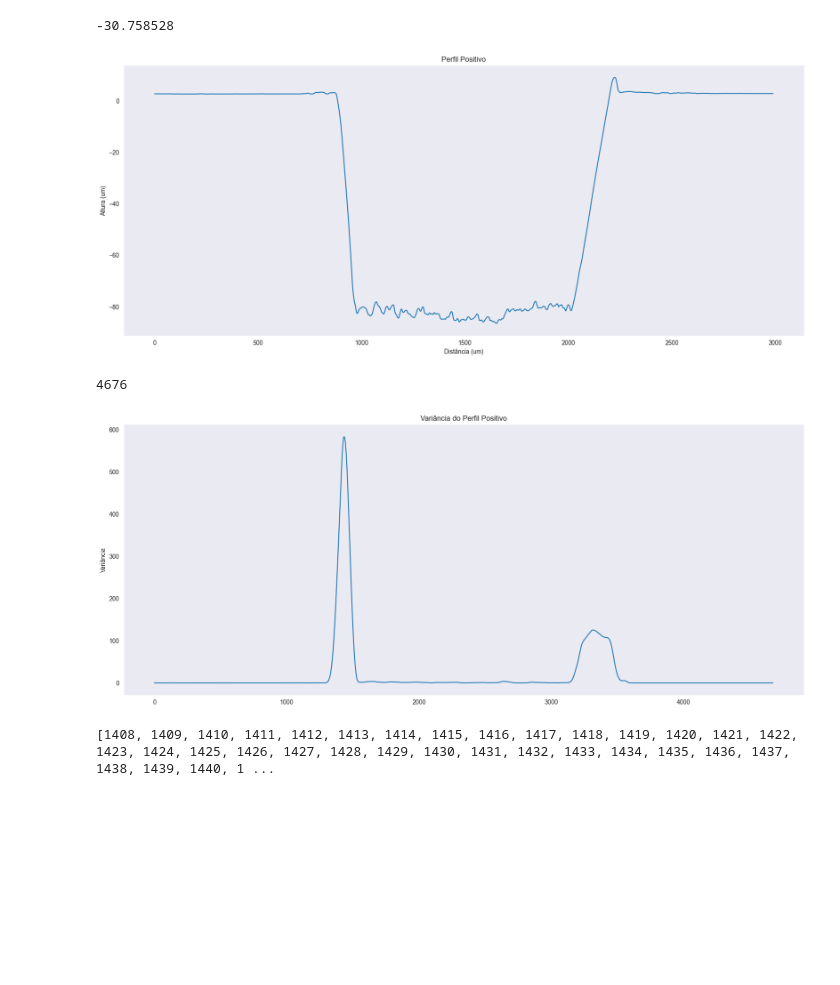
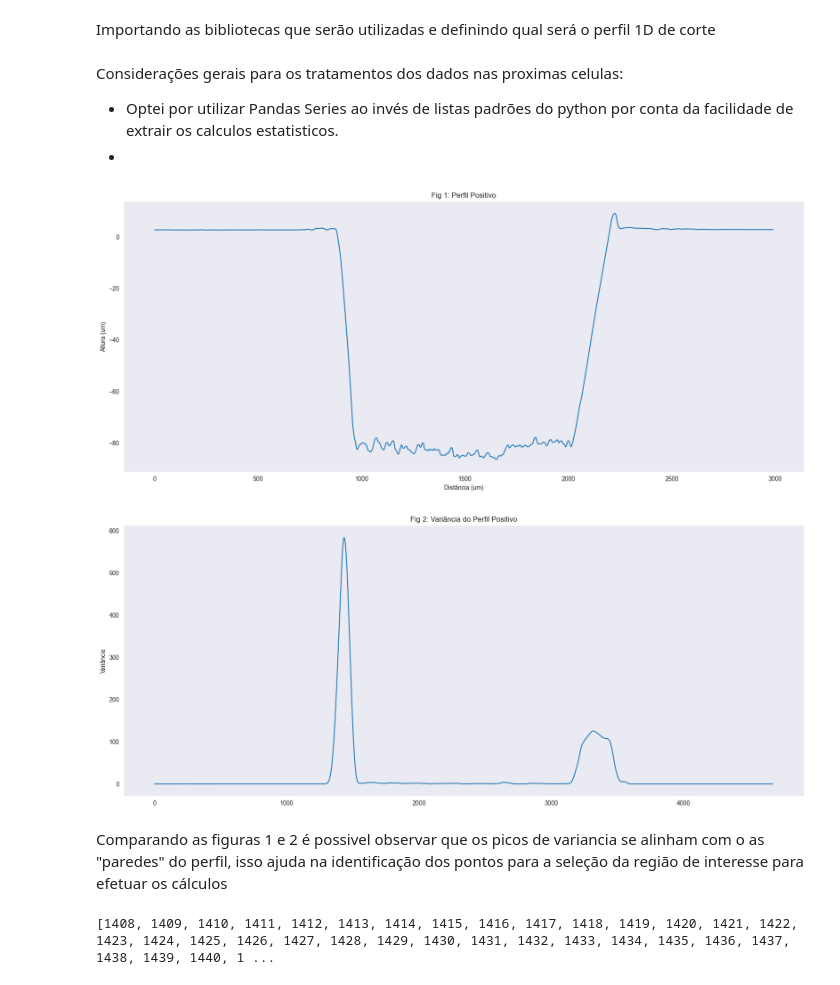
Before and after one commit to Pidoviski/calculadora_de_rugosidade, a Jupyter notebook: main.ipynb, the cells around one changed output. Saved outputs shown, nothing was run; the diff lists cells and outputs as text; code cells hidden in the pictures; blank space fills up the shorter version.

```diff
--- a/main.ipynb
+++ b/main.ipynb
@@ -328,62 +334,98 @@ x,y,z = loader.get_data_2D()
+# %% [markdown]
+Importando as bibliotecas que serão utilizadas e definindo qual será o perfil 1D de corte
 # %%
 import pandas as pd
 import seaborn as sns
+import numpy as np
 
-pontos = 125
-corte = 150
+pontos = 125  #Quantidade de pontos que a logica de varredura percorre para calcular a variancia
+corte = 150   #Perfil 1D de corte
+figure = 0    #Variavel que conta as imagens geradas ao longo do código
+
 
 sns.set_style('dark')
 sns.set_palette('tab10')
+# %% [markdown]
+Considerações gerais para os tratamentos dos dados nas proximas celulas:
+
+ - Optei por utilizar Pandas Series ao invés de listas padrões do python por conta da facilidade de extrair os calculos estatisticos.
+ -
 # %%
-altura = pd.Series()
+altura = pd.Series() #Lista onde é armazenado as alturas do perfil selecionado, utilizei o pandas por conta da facilidade de fazer calculos estatisticos
+aux = pd.Series() #Lista auxiliar para armazenar dados temporarios que construirão a curva de variancia do perfil
+altura_var = pd.Series() #Lista que armazenará a variância
+
+#Varre todos os pontos da linha de "corte" da matriz Z
 for i in range(len(y)):
     altura[i] = ((z[i][corte]*1000000))
-print(altura.mean())
+
+#identificando o tipo de Perfil
 if altura.mean() > 0:
     Perfil = "Negativo"
 else:
     Perfil = "Positivo"
 
+
+aux = pd.Series() #Lista auxiliar para armazenar dados temporarios que construirão a curva de variancia do perfil
+altura_var = pd.Series() #Lista que armazenará a variância
+
+#Laço que varre "x" pontos para calcular a variancia local, sempre se deslocando 1 ponto para o final da curva
+for i in range(len(altura)-pontos):
+    for j in range(pontos):
+        aux[j] = altura[i+j]
+    altura_var[i] = aux.var()
+
+ax = sns.lineplot(altura_var)
+ax.figure.set_size_inches(20,8)
+figure +=1
+ax.set_title("Fig %d: Variância do Perfil %s"%(figure, Perfil))
+ax.set(ylabel = "Variância")
+plt.show()
+
+
 ax = sns.lineplot(y= altura, x = y)
 ax.figure.set_size_inches(20,8)
-ax.set_title("Perfil %s"%Perfil)
+figure += 1
+ax.set_title("Fig %d: Perfil %s"%(figure, Perfil))
 ax.set(xlabel = "Distância (um)", ylabel = "Altura (um)")
 
 
 """Exibir um ponto aleatório na curva
-
 
 rng = np.random.default_rng()
 s = rng.integers(low=0, high=4801, size=1)
 print(s)
 px = aux[s[0]]
 py = y[s[0]]
 
 print(px,py)
 plt.scatter(x=py, y = px ,c='r', s = 15)
+
 """
 plt.show()
 # %% [output]
--30.758528
-[figure, old version]
+[figure, new version]
 # %%
-alpha = pd.Series()
-altura_var = pd.Series()
+aux = pd.Series() #Lista auxiliar para armazenar dados temporarios que construirão a curva de variancia do perfil
+altura_var = pd.Series() #Lista que armazenará a variância
 
+#Laço que varre "x" pontos para calcular a variancia local, sempre se deslocando 1 ponto para o final da curva
 for i in range(len(altura)-pontos):
     for j in range(pontos):
-        alpha[j] = altura[i+j]
-    altura_var[i] = alpha.var()
+        aux[j] = altura[i+j]
+    altura_var[i] = aux.var()
 
-print(len(altura_var))
+#plot da curva de variância
 ax = sns.lineplot(altura_var)
 ax.figure.set_size_inches(20,8)
-ax.set_title("Variância do Perfil %s"%Perfil)
+figure +=1
+ax.set_title("Fig %d: Variância do Perfil %s"%(figure, Perfil))
 ax.set(ylabel = "Variância")
 plt.show()
 # %% [output]
-4676
 [figure]
+# %% [markdown]
+Comparando as figuras 1 e 2 é possivel observar que os picos de variancia se alinham com o as "paredes" do perfil, isso ajuda na identificação dos pontos para a seleção da região de interesse para efetuar os cálculos
 # %%
 indices_criticos = []
 
```
Also changed, not shown: parts of 3 cells of this notebook.
